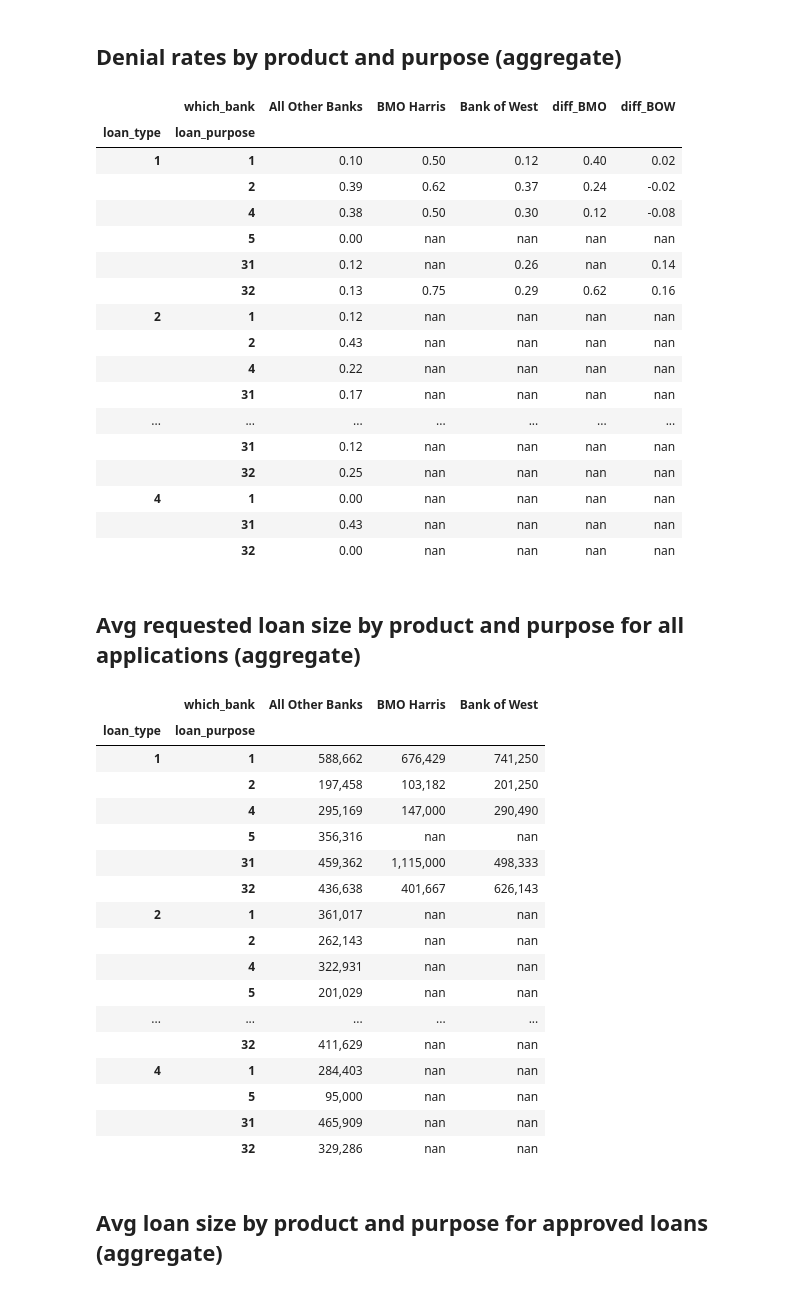
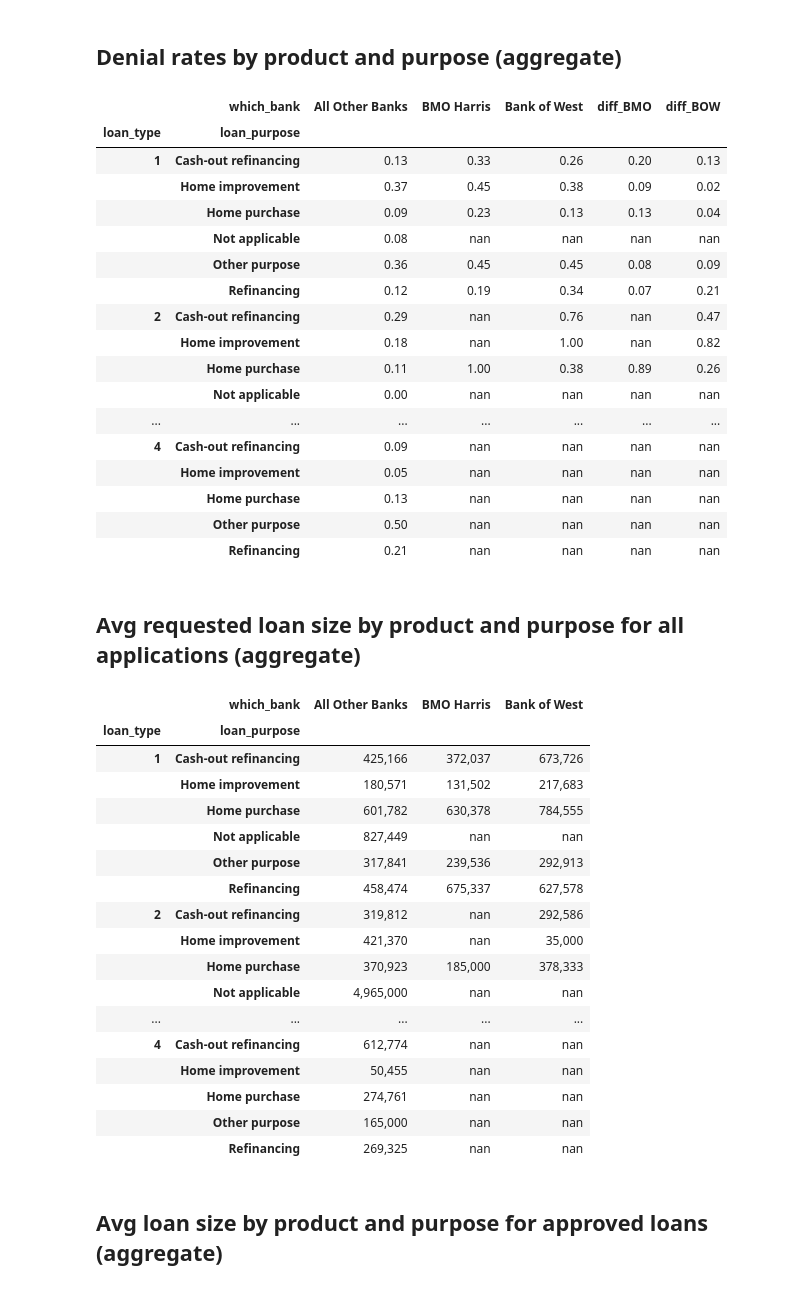
Before and after one commit to LeDataSciFi/FinTech-Capstone-2023, a Jupyter notebook: code/Analysis_aggregate_comps.ipynb, the cells around one changed output. Cells and saved outputs as stored; diff of their text form; code cells hidden in the pictures.

```diff
--- a/code/Analysis_aggregate_comps.ipynb
+++ b/code/Analysis_aggregate_comps.ipynb
@@ -9,7 +9,7 @@ import numpy as np
 - todo - this is only the mini because that's all I have on my comp
 - todo - write up findings after this is run on all... For a table... what's the takeaway we (Matt) should look at
 # %%
-hmda = pd.read_csv('../input_data_clean/state_AZ-CA_clean_MINI.csv')
+hmda = pd.read_csv('../input_data_clean/state_AZ-CA_clean.csv')
 
 # Our tables will contract BMO and BOW to all other banks
 def lei_map(lei):
@@ -24,12 +24,8 @@ def lei_map(lei):
 
 hmda['which_bank'] = hmda['lei'].map(lei_map)
 
-hmda['approved'] = (hmda['action_taken'] == 2) | (hmda['action_taken'] == 1)
+hmda['approved'] = (hmda['action_taken'] == "Loan Originated") | (hmda['action_taken'] == "Application approved but not accepted")
 
-hmda['application'] = (hmda['action_taken'] < 4 )
+hmda['application'] = (hmda['action_taken'] == "Loan Originated") | (hmda['action_taken'] == "Application approved but not accepted") | (hmda['action_taken'] == "Application denied")
 
-#todo - put a dictionary inside both of these maps to replace the loan_type and purpose #s with what the #s mean in words
-
-hmda['loan_type'] = hmda['loan_type'].map()
-
-hmda['loan_purpose'] = hmda['loan_purpose'].map()
+print(hmda['loan_purpose'])
@@ -38,37 +47,37 @@ hmda['loan_purpose'] = hmda['loan_purpose'].map()
 # %%
 # the denial rate = denials/apps
 # so restrict to applications
 
-apps = hmda.query('action_taken < 4').copy()
+apps = hmda[(hmda['action_taken'] == "Loan Originated") | (hmda['action_taken'] == "Application approved but not accepted") | (hmda['action_taken'] == "Application denied")].copy()
 
-apps['denial'] = apps['action_taken'] == 3
+apps['denial'] = apps['action_taken'] == "Application denied"
 
 # Create the pivot table
 pivot = apps.pivot_table(index=['loan_type', 'loan_purpose'], columns = ['which_bank'], values='denial', aggfunc='mean')
 
 # add columns for differentials (easier to see)
 pivot['diff_BMO'] = pivot['BMO Harris'] - pivot['All Other Banks']
 pivot['diff_BOW'] = pivot['Bank of West'] - pivot['All Other Banks']
 pivot.style.format('{:,.2f}')
 # %% [output]
 |  | which_bank | All Other Banks | BMO Harris | Bank of West | diff_BMO | diff_BOW |
 | loan_type | loan_purpose |  |  |  |  |  |
-| 1 | 1 | 0.10 | 0.50 | 0.12 | 0.40 | 0.02 |
-|  | 2 | 0.39 | 0.62 | 0.37 | 0.24 | -0.02 |
-|  | 4 | 0.38 | 0.50 | 0.30 | 0.12 | -0.08 |
-|  | 5 | 0.00 | nan | nan | nan | nan |
-|  | 31 | 0.12 | nan | 0.26 | nan | 0.14 |
-|  | 32 | 0.13 | 0.75 | 0.29 | 0.62 | 0.16 |
-| 2 | 1 | 0.12 | nan | nan | nan | nan |
-|  | 2 | 0.43 | nan | nan | nan | nan |
-|  | 4 | 0.22 | nan | nan | nan | nan |
-|  | 31 | 0.17 | nan | nan | nan | nan |
+| 1 | Cash-out refinancing | 0.13 | 0.33 | 0.26 | 0.20 | 0.13 |
+|  | Home improvement | 0.37 | 0.45 | 0.38 | 0.09 | 0.02 |
+|  | Home purchase | 0.09 | 0.23 | 0.13 | 0.13 | 0.04 |
+|  | Not applicable | 0.08 | nan | nan | nan | nan |
+|  | Other purpose | 0.36 | 0.45 | 0.45 | 0.08 | 0.09 |
+|  | Refinancing | 0.12 | 0.19 | 0.34 | 0.07 | 0.21 |
+| 2 | Cash-out refinancing | 0.29 | nan | 0.76 | nan | 0.47 |
+|  | Home improvement | 0.18 | nan | 1.00 | nan | 0.82 |
+|  | Home purchase | 0.11 | 1.00 | 0.38 | 0.89 | 0.26 |
+|  | Not applicable | 0.00 | nan | nan | nan | nan |
 | ... | ... | ... | ... | ... | ... | ... |
-|  | 31 | 0.12 | nan | nan | nan | nan |
-|  | 32 | 0.25 | nan | nan | nan | nan |
-| 4 | 1 | 0.00 | nan | nan | nan | nan |
-|  | 31 | 0.43 | nan | nan | nan | nan |
-|  | 32 | 0.00 | nan | nan | nan | nan |
+| 4 | Cash-out refinancing | 0.09 | nan | nan | nan | nan |
+|  | Home improvement | 0.05 | nan | nan | nan | nan |
+|  | Home purchase | 0.13 | nan | nan | nan | nan |
+|  | Other purpose | 0.50 | nan | nan | nan | nan |
+|  | Refinancing | 0.21 | nan | nan | nan | nan |
 # %% [markdown]
 ## Avg requested loan size by product and purpose for all applications (aggregate)
 # %%
@@ -79,22 +88,22 @@ hmda.pivot_table(index=['loan_type', 'loan_purpose'],
 # %% [output]
 |  | which_bank | All Other Banks | BMO Harris | Bank of West |
 | loan_type | loan_purpose |  |  |  |
-| 1 | 1 | 588,662 | 676,429 | 741,250 |
-|  | 2 | 197,458 | 103,182 | 201,250 |
-|  | 4 | 295,169 | 147,000 | 290,490 |
-|  | 5 | 356,316 | nan | nan |
-|  | 31 | 459,362 | 1,115,000 | 498,333 |
-|  | 32 | 436,638 | 401,667 | 626,143 |
-| 2 | 1 | 361,017 | nan | nan |
-|  | 2 | 262,143 | nan | nan |
-|  | 4 | 322,931 | nan | nan |
-|  | 5 | 201,029 | nan | nan |
+| 1 | Cash-out refinancing | 425,166 | 372,037 | 673,726 |
+|  | Home improvement | 180,571 | 131,502 | 217,683 |
+|  | Home purchase | 601,782 | 630,378 | 784,555 |
+|  | Not applicable | 827,449 | nan | nan |
+|  | Other purpose | 317,841 | 239,536 | 292,913 |
+|  | Refinancing | 458,474 | 675,337 | 627,578 |
+| 2 | Cash-out refinancing | 319,812 | nan | 292,586 |
+|  | Home improvement | 421,370 | nan | 35,000 |
+|  | Home purchase | 370,923 | 185,000 | 378,333 |
+|  | Not applicable | 4,965,000 | nan | nan |
 | ... | ... | ... | ... | ... |
-|  | 32 | 411,629 | nan | nan |
-| 4 | 1 | 284,403 | nan | nan |
-|  | 5 | 95,000 | nan | nan |
-|  | 31 | 465,909 | nan | nan |
-|  | 32 | 329,286 | nan | nan |
+| 4 | Cash-out refinancing | 612,774 | nan | nan |
+|  | Home improvement | 50,455 | nan | nan |
+|  | Home purchase | 274,761 | nan | nan |
+|  | Other purpose | 165,000 | nan | nan |
+|  | Refinancing | 269,325 | nan | nan |
 # %% [markdown]
 ## Avg loan size by product and purpose for approved loans (aggregate)
 # %%
```
Also changed, not shown: parts of 6 cells of this notebook, 2 other files.
